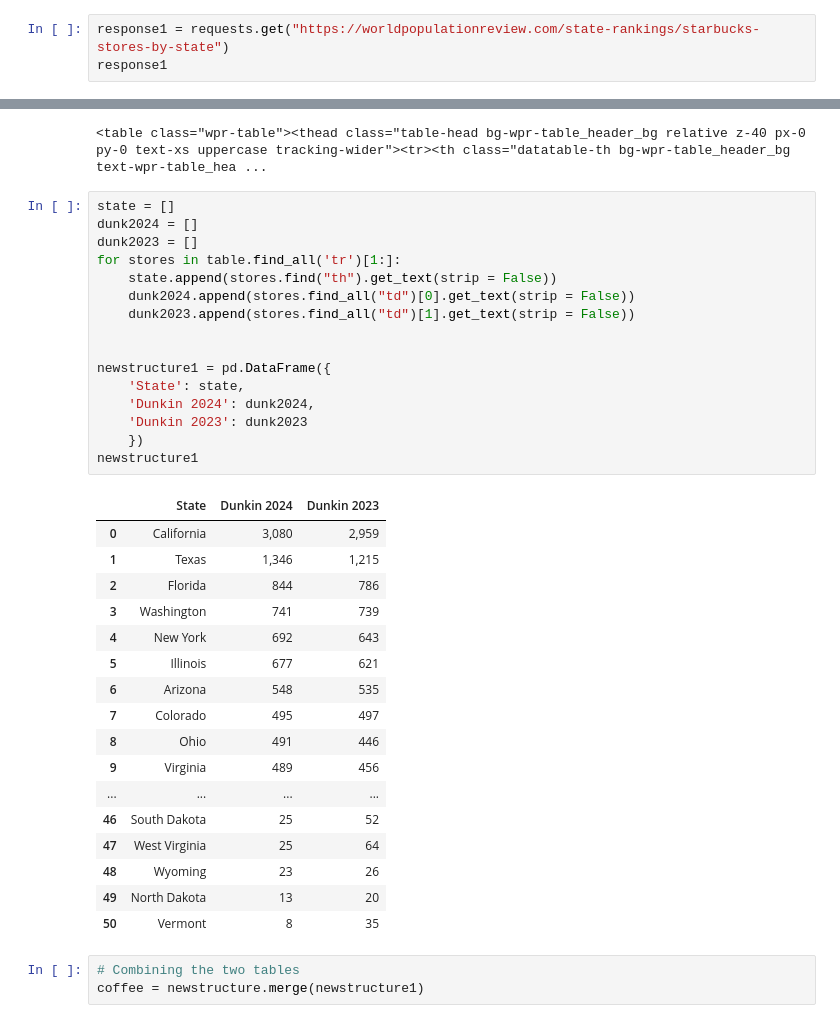
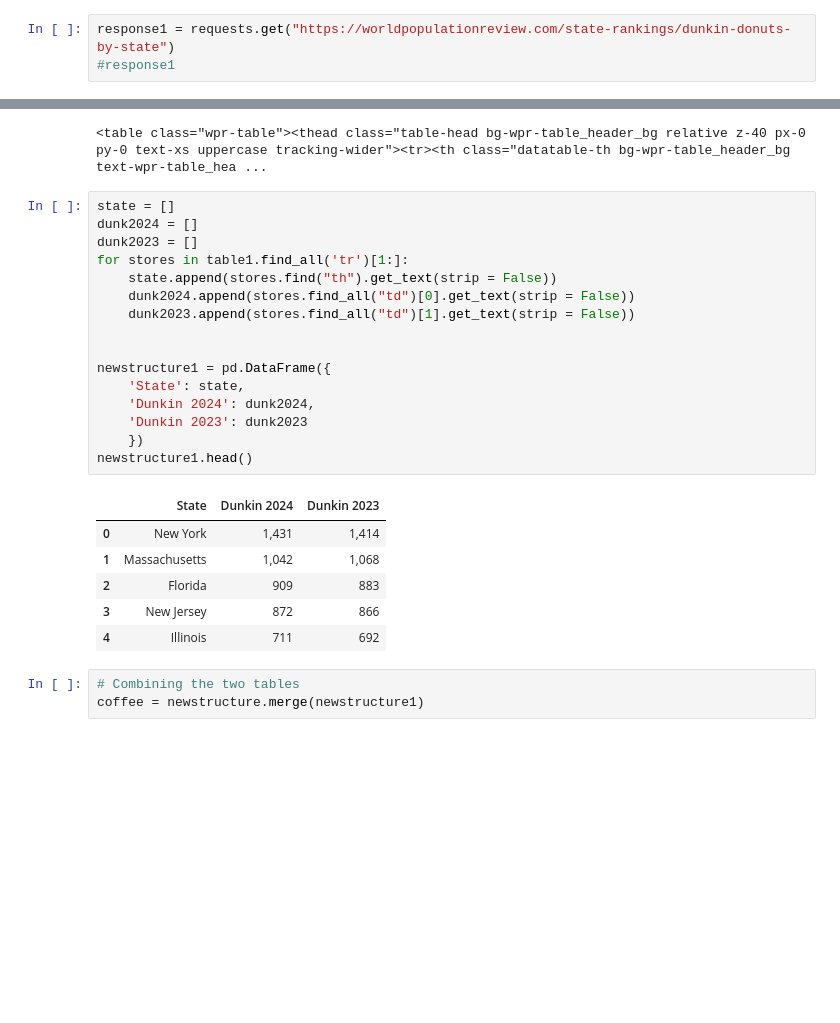
Before and after one commit to wkapner/GSB_544, a Jupyter notebook: Labs/Lab4.ipynb, the cells around one changed output, grey strips where cells are left out. Saved outputs shown, nothing was run; the diff lists cells and outputs as text; blank space fills up the shorter version.

```diff
--- a/Labs/Lab4.ipynb
+++ b/Labs/Lab4.ipynb
@@ -76,5 +56,5 @@ newstructure
 # %% [markdown]
 ## Dunkin Table
 # %%
-response1 = requests.get("https://worldpopulationreview.com/state-rankings/starbucks-stores-by-state")
-response1
+response1 = requests.get("https://worldpopulationreview.com/state-rankings/dunkin-donuts-by-state")
+#response1
@@ -96,37 +69,26 @@ table1
 # %%
 state = []
 dunk2024 = []
 dunk2023 = []
-for stores in table.find_all('tr')[1:]:
+for stores in table1.find_all('tr')[1:]:
     state.append(stores.find("th").get_text(strip = False))
     dunk2024.append(stores.find_all("td")[0].get_text(strip = False))
     dunk2023.append(stores.find_all("td")[1].get_text(strip = False))
 
 
 newstructure1 = pd.DataFrame({
     'State': state,
     'Dunkin 2024': dunk2024,
     'Dunkin 2023': dunk2023
     })
-newstructure1
+newstructure1.head()
 # %% [output]
 |  | State | Dunkin 2024 | Dunkin 2023 |
-| 0 | California | 3,080 | 2,959 |
-| 1 | Texas | 1,346 | 1,215 |
-| 2 | Florida | 844 | 786 |
-| 3 | Washington | 741 | 739 |
-| 4 | New York | 692 | 643 |
-| 5 | Illinois | 677 | 621 |
-| 6 | Arizona | 548 | 535 |
-| 7 | Colorado | 495 | 497 |
-| 8 | Ohio | 491 | 446 |
-| 9 | Virginia | 489 | 456 |
-| ... | ... | ... | ... |
-| 46 | South Dakota | 25 | 52 |
-| 47 | West Virginia | 25 | 64 |
-| 48 | Wyoming | 23 | 26 |
-| 49 | North Dakota | 13 | 20 |
-| 50 | Vermont | 8 | 35 |
+| 0 | New York | 1,431 | 1,414 |
+| 1 | Massachusetts | 1,042 | 1,068 |
+| 2 | Florida | 909 | 883 |
+| 3 | New Jersey | 872 | 866 |
+| 4 | Illinois | 711 | 692 |
 # %%
 # Combining the two tables
 coffee = newstructure.merge(newstructure1)
```
Also changed, not shown: parts of 31 cells of this notebook, 2 other files.
